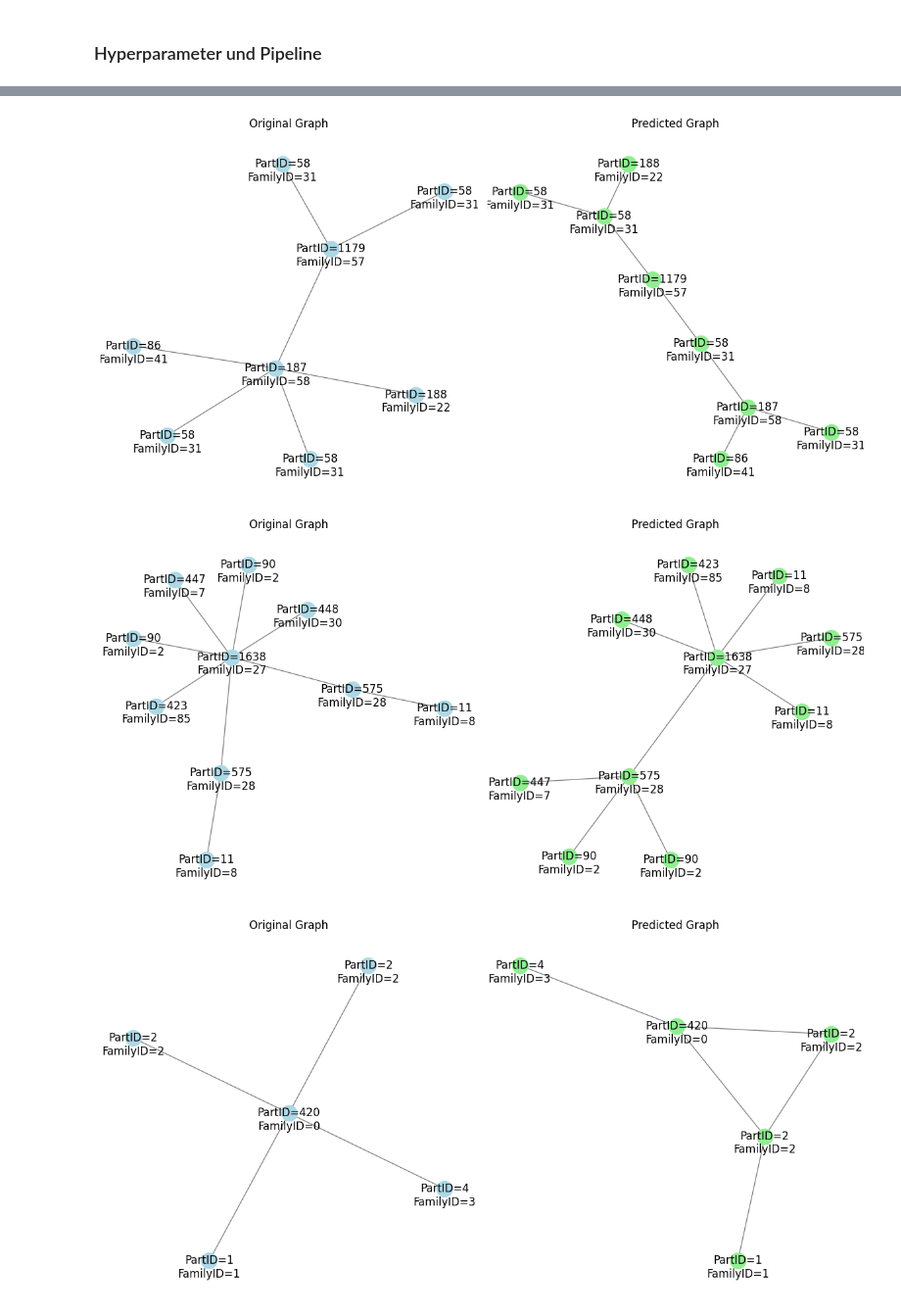
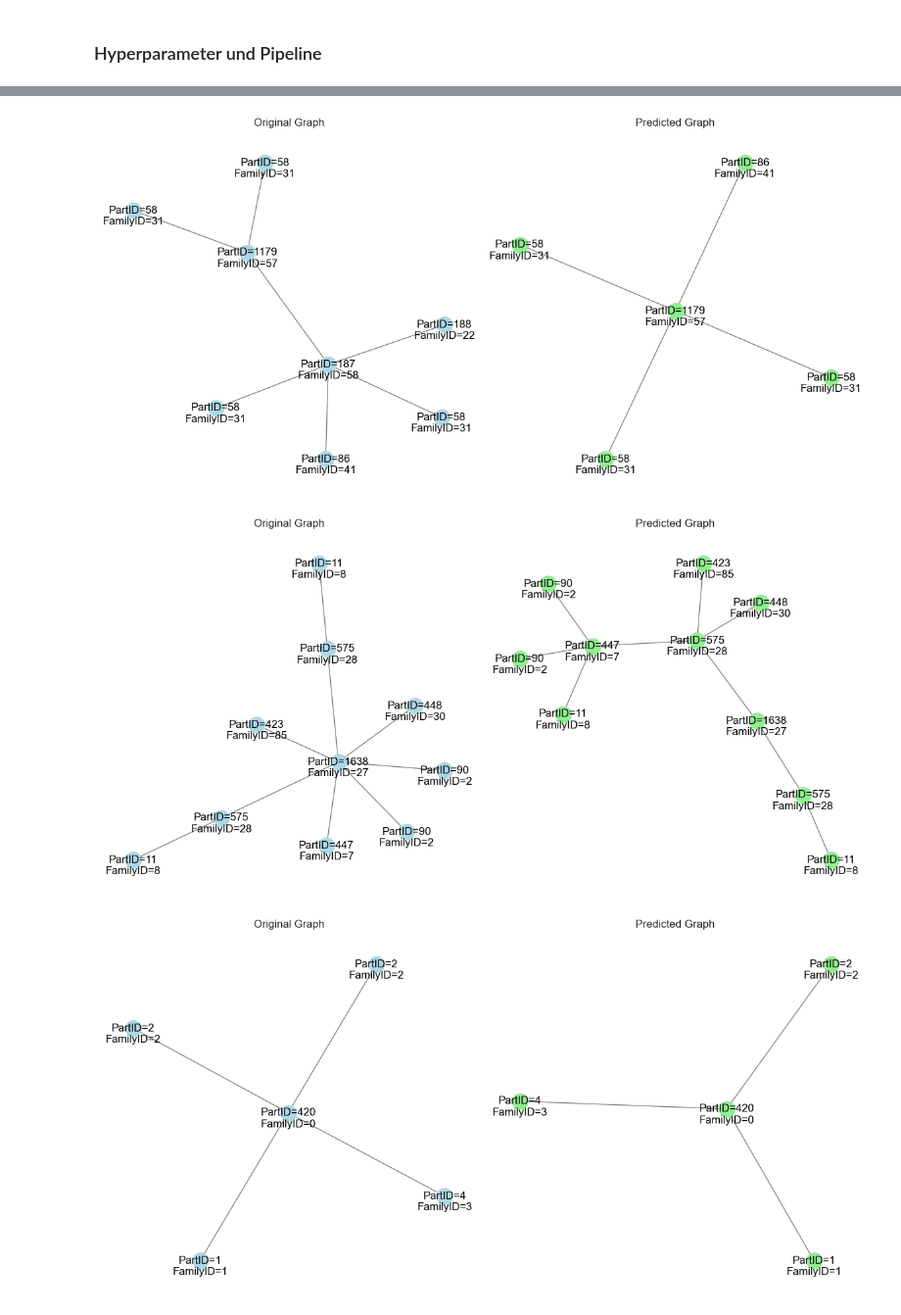
Before and after one commit to bestler/INF-5050-AI-Assembly-Graph-Builder, a Jupyter notebook: train/gnn.ipynb, the cells around one changed output, grey strips where cells are left out. Shown at 98% size. Cells and saved outputs as stored; diff of their text form; code cells hidden in the pictures.

```diff
--- a/train/gnn.ipynb
+++ b/train/gnn.ipynb
@@ -377,12 +365,12 @@ def build_graphs(graphs: list, word2vec_model, gnn_model, average_degrees, maxim
 num_graphs = None  # set None for whole dataset
 
 epochs = 200
-learning_rate = 0.001
+learning_rate = 0.01
 window_size = 2
-edge_accept_threshold = 0.3
+edge_accept_threshold = 0.15
 dimensions_w2v = 32
 hidden_dimensions = int(dimensions_w2v * 2)
-maximum_steps_per_graph = 20
+maximum_steps_per_graph = 10
 
 
 # Pipeline
@@ -445,3 +433,3 @@ Epoch 200/200, Train Loss: 0.6114, Val Loss: 0.6138
-[figure, old version]
+[figure, new version]
-[figure, old version]
+[figure, new version]
-[figure, old version]
+[figure, new version]
```
Also changed, not shown: parts of 5 cells of this notebook, 1 other file.
